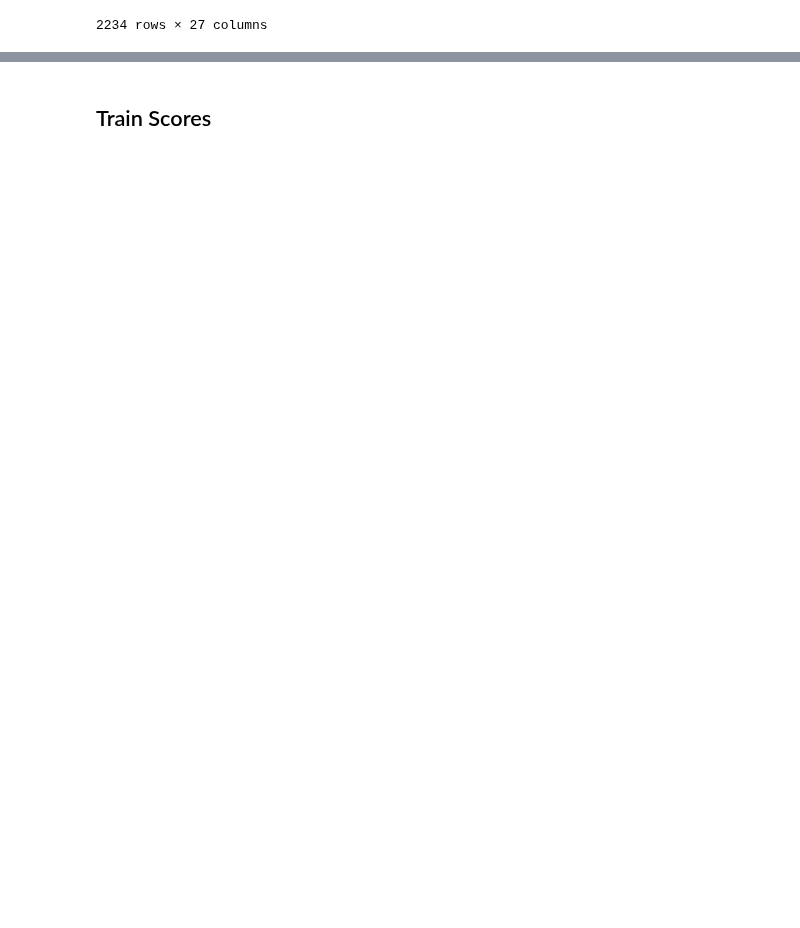
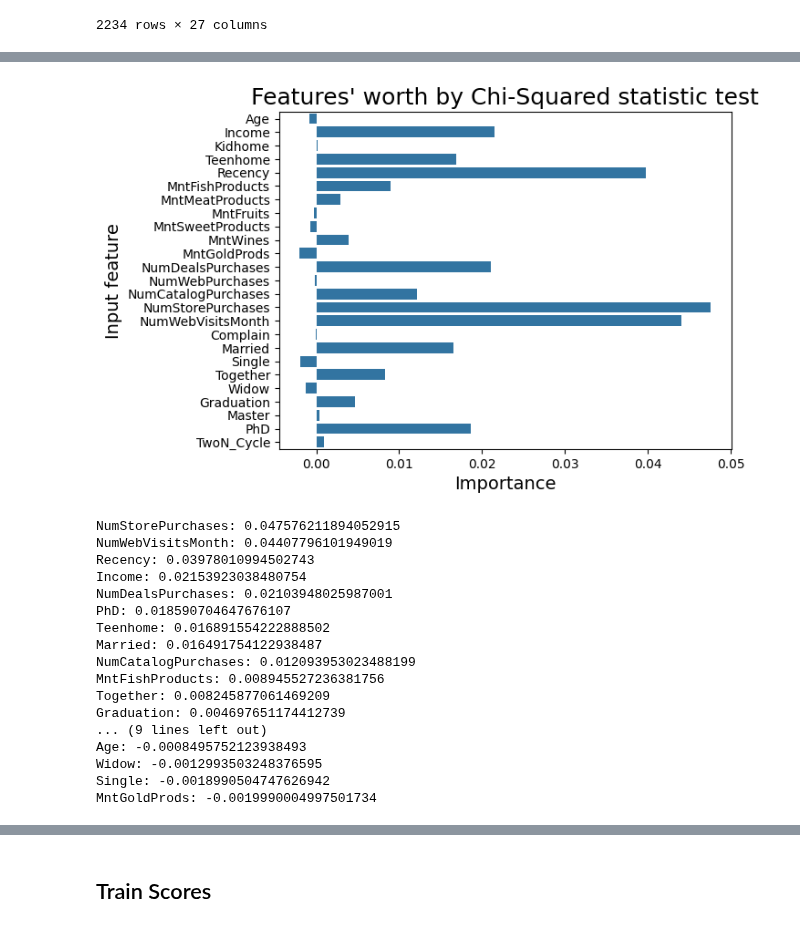
Before and after one commit to LexLorenzo/MachineLearningProjects, a Jupyter notebook: Lab_Exercise_2/logistic_regression.ipynb, the cells around one changed output, grey strips where cells are left out. Saved outputs shown, nothing was run; the diff lists cells and outputs as text; code cells hidden in the pictures; blank space fills up the shorter version.

```diff
--- a/Lab_Exercise_2/logistic_regression.ipynb
+++ b/Lab_Exercise_2/logistic_regression.ipynb
@@ -84,18 +101,18 @@ from scipy import stats
 
 z_age = np.abs(stats.zscore(df['Age']))
 z_income = np.abs(stats.zscore(df['Income']))
-z_buying_power = np.abs(stats.zscore(df['BuyingPower']))
+# z_buying_power = np.abs(stats.zscore(df['BuyingPower']))
 threshold_z = 3
 
 
 print("Original DataFrame Shape:", df.shape)
 age_outlier_indices = np.where(z_age > threshold_z)[0]
 income_outlier_indices = np.where(z_income > threshold_z)[0]
-income_buying_power = np.where(z_income > threshold_z)[0]
+# income_buying_power = np.where(z_income > threshold_z)[0]
 
-outlier_indices = np.array(list(set(age_outlier_indices) | set(income_outlier_indices) | set(income_buying_power)))
+outlier_indices = np.array(list(set(age_outlier_indices) | set(income_outlier_indices)))
 
 df = df.drop(outlier_indices)
 print("DataFrame Shape after Removing Outliers:", df.shape)
-df
+# df
 # %% [output]
@@ -124,0 +129,57 @@ X_train = scaler.fit_transform(X_train)
+# %%
+# Create a ColumnTransformer for scaling
+from sklearn.compose import ColumnTransformer
+from sklearn.inspection import permutation_importance
+from sklearn.pipeline import Pipeline
+
+
+# Define a ColumnTransformer for scaling
+preprocessor = ColumnTransformer(
+    transformers=[
+        ('num', StandardScaler(), X.columns)
+    ])
+
+# Use a pipeline to include the preprocessing step and the logistic regression model
+pipeline = Pipeline([
+    # ('preprocessor', preprocessor),
+    ('classifier', LogisticRegression())
+])
+
+# Fit the pipeline
+pipeline.fit(X_train_resampled, y_train_resampled)
+
+# Now, use the pipeline for permutation importance
+result = permutation_importance(pipeline, X_test, y_test, n_repeats=30, random_state=42)
+
+feature_importances = result.importances_mean
+feature_indices = np.argsort(feature_importances)[::-1]
+
+sns.barplot(y=X.columns, x=feature_importances)
+plt.title("Features' worth by Chi-Squared statistic test", fontsize=18)
+plt.ylabel("Input feature", fontsize=14)
+plt.xlabel("Importance", fontsize=14)
+
+plt.show()
+
+# Print feature importance ranking
+for idx in feature_indices:
+    print(f"{X.columns[idx]}: {feature_importances[idx]}")
+# %% [output]
+[figure, added]
+NumStorePurchases: 0.047576211894052915
+NumWebVisitsMonth: 0.04407796101949019
+Recency: 0.03978010994502743
+Income: 0.02153923038480754
+NumDealsPurchases: 0.02103948025987001
+PhD: 0.018590704647676107
+Teenhome: 0.016891554222888502
+Married: 0.016491754122938487
+NumCatalogPurchases: 0.012093953023488199
+MntFishProducts: 0.008945527236381756
+Together: 0.008245877061469209
+Graduation: 0.004697651174412739
+... (9 lines left out)
+Age: -0.0008495752123938493
+Widow: -0.0012993503248376595
+Single: -0.0018990504747626942
+MntGoldProds: -0.0019990004997501734
```
Also changed, not shown: parts of 15 cells of this notebook, 3 other files.
